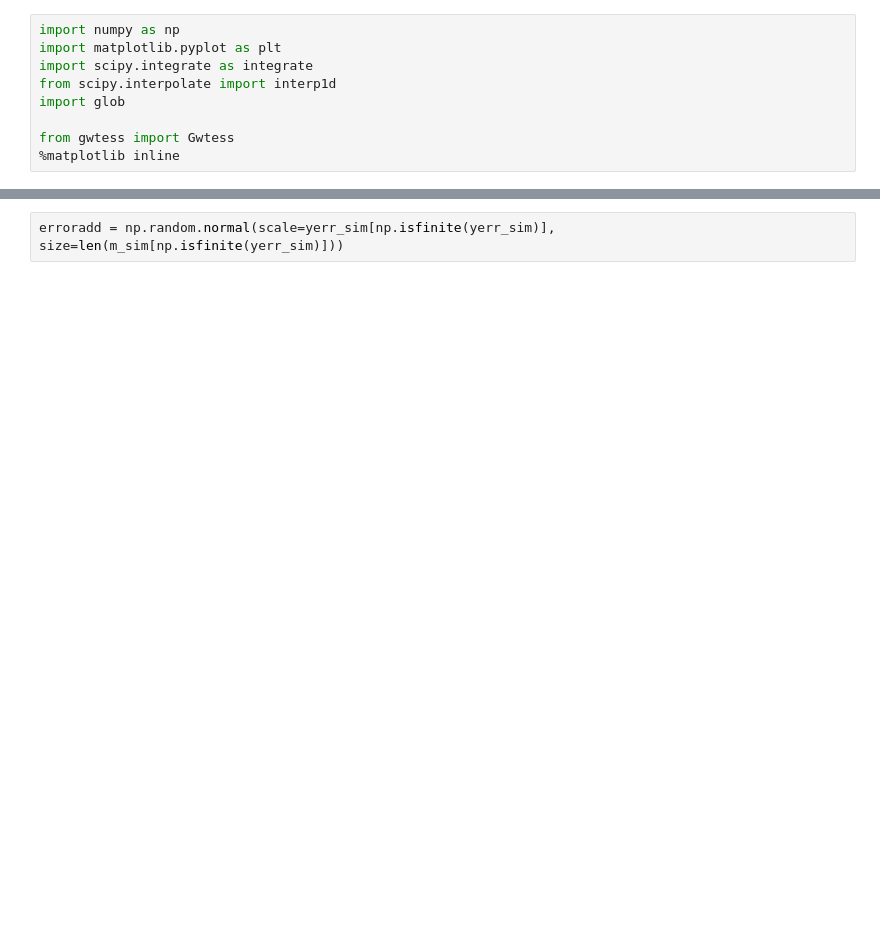
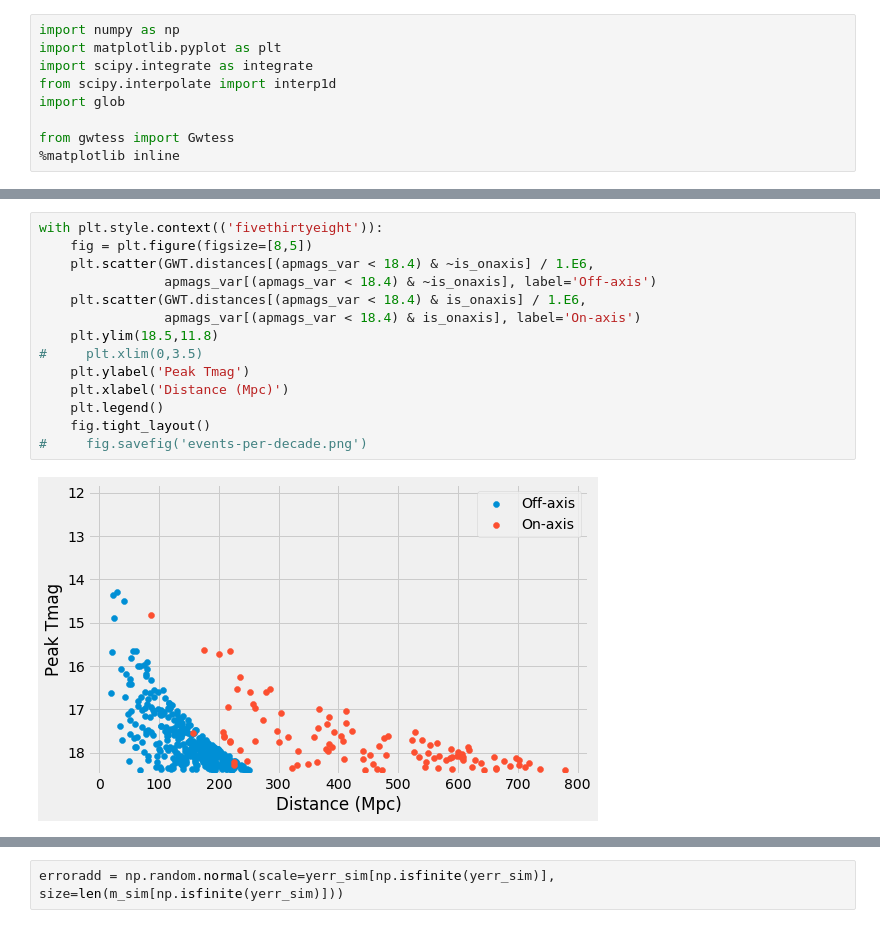
Before and after one commit to mrtommyb/messing-with-gw, a Jupyter notebook: code/gw_mag_v2.ipynb, the cells around one changed output, grey strips where cells are left out. Drawn from its saved outputs; the diff is of its cells as text; blank space fills up the shorter version.

```diff
--- a/code/gw_mag_v2.ipynb
+++ b/code/gw_mag_v2.ipynb
@@ -38,0 +93,16 @@ distances[distances < 67E6].shape[0] * 0.05
+# %%
+with plt.style.context(('fivethirtyeight')):
+    fig = plt.figure(figsize=[8,5])
+    plt.scatter(GWT.distances[(apmags_var < 18.4) & ~is_onaxis] / 1.E6,
+                apmags_var[(apmags_var < 18.4) & ~is_onaxis], label='Off-axis')
+    plt.scatter(GWT.distances[(apmags_var < 18.4) & is_onaxis] / 1.E6,
+                apmags_var[(apmags_var < 18.4) & is_onaxis], label='On-axis')
+    plt.ylim(18.5,11.8)
+#     plt.xlim(0,3.5)
+    plt.ylabel('Peak Tmag')
+    plt.xlabel('Distance (Mpc)')
+    plt.legend()
+    fig.tight_layout()
+#     fig.savefig('events-per-decade.png')
+# %% [output]
+[figure, added]
```
Also changed, not shown: parts of 44 cells of this notebook, 6 other files.
